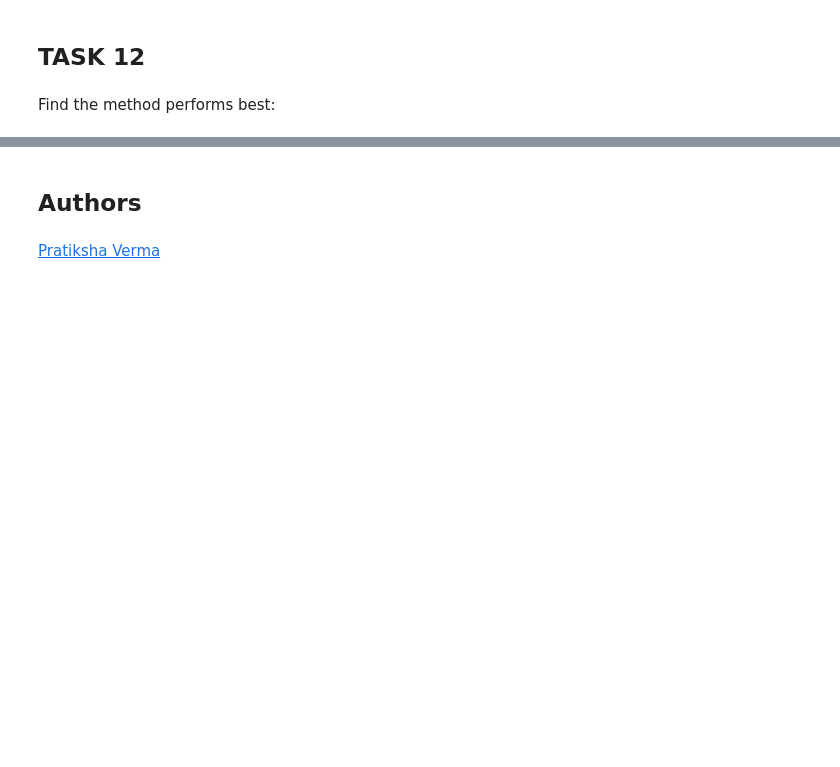
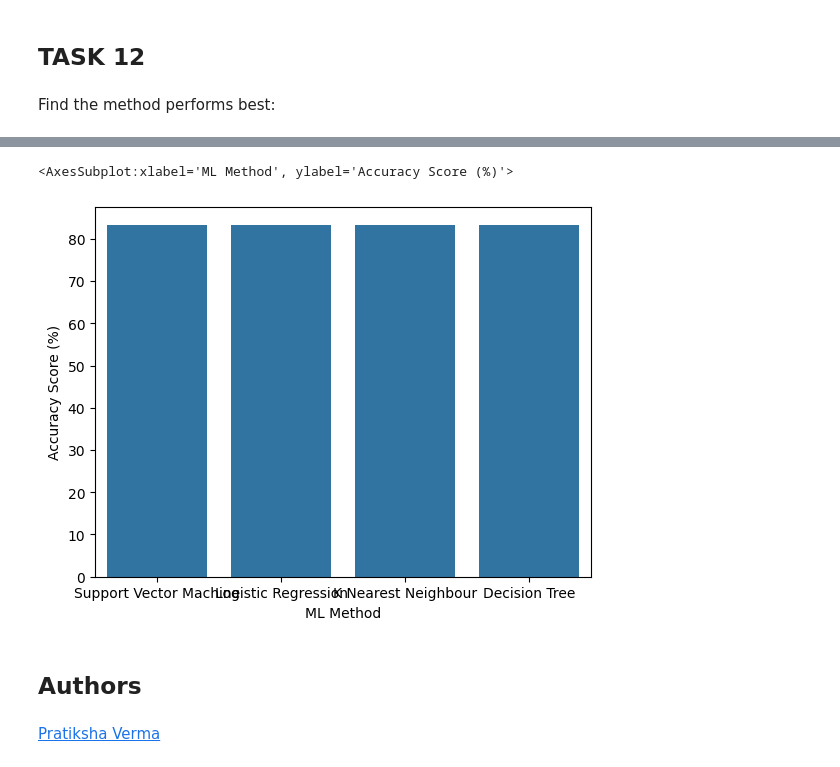
Before and after one commit to SimBaze/ibmcapstone, a Jupyter notebook: SpaceX_Machine_Learning_Prediction_Part_5.jupyterlite.ipynb, the cells around one changed output, grey strips where cells are left out. Cells and saved outputs as stored; diff of their text form; code cells hidden in the pictures; blank space fills up the shorter version.

```diff
--- a/SpaceX_Machine_Learning_Prediction_Part_5.jupyterlite.ipynb
+++ b/SpaceX_Machine_Learning_Prediction_Part_5.jupyterlite.ipynb
@@ -253,3 +254,6 @@ print("accuracy :",tree_cv.best_score_)
 ## TASK  9
 # %% [markdown]
 Calculate the accuracy of tree_cv on the test data using the method <code>score</code>:
+# %%
+tree_cv_score = svm_cv.score(X_test, Y_test)
+print("score :",tree_cv_score)
@@ -268,6 +276,8 @@ parameters = {'n_neighbors': [1, 2, 3, 4, 5, 6, 7, 8, 9, 10],
               'p': [1,2]}
 
 KNN = KNeighborsClassifier()
+# %%
+knn_cv = GridSearchCV(estimator=KNN, cv=10, param_grid=parameters).fit(X_train, Y_train)
 # %%
 print("tuned hpyerparameters :(best parameters) ",knn_cv.best_params_)
 print("accuracy :",knn_cv.best_score_)
@@ -275,3 +288,6 @@ print("accuracy :",knn_cv.best_score_)
 ## TASK  11
 # %% [markdown]
 Calculate the accuracy of knn_cv on the test data using the method <code>score</code>:
+# %%
+knn_cv_score = knn_cv.score(X_test, Y_test)
+print("score :",knn_cv_score)
@@ -284,3 +304,12 @@ plot_confusion_matrix(Y_test,yhat)
 ## TASK  12
 # %% [markdown]
 Find the method performs best:
+# %%
+accuracy = [svm_cv_score, logreg_score, knn_cv_score, tree_cv_score]
+accuracy = [i * 100 for i in accuracy]
+
+method = ['Support Vector Machine', 'Logistic Regression', 'K Nearest Neighbour', 'Decision Tree']
+models = {'ML Method':method, 'Accuracy Score (%)':accuracy}
+
+ML_df = pd.DataFrame(models)
+ML_df
@@ -287,3 +322,8 @@ Find the method performs best:
+# %%
+sns.barplot(ML_df, x="ML Method", y = "Accuracy Score (%)")
+# %% [output]
+<AxesSubplot:xlabel='ML Method', ylabel='Accuracy Score (%)'>
+[figure, added]
 # %% [markdown]
 ## Authors
 # %% [markdown]
```
Also changed, not shown: parts of 9 cells of this notebook.
